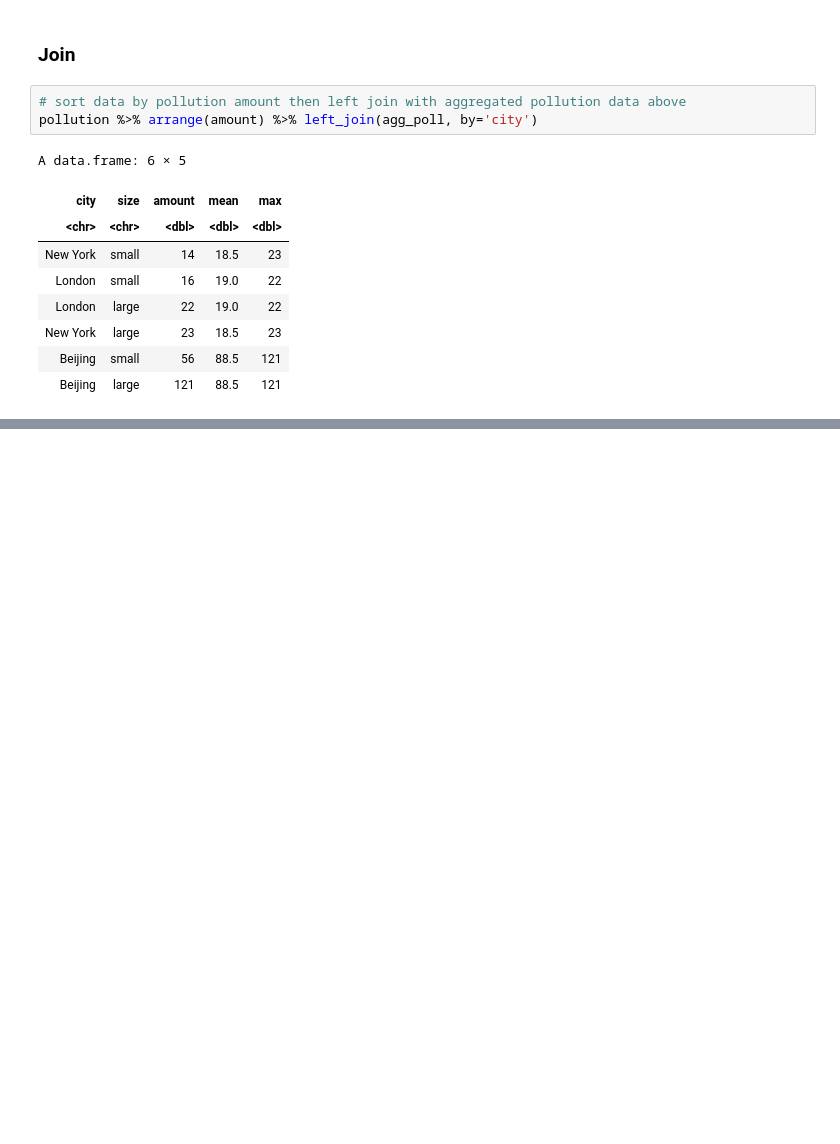
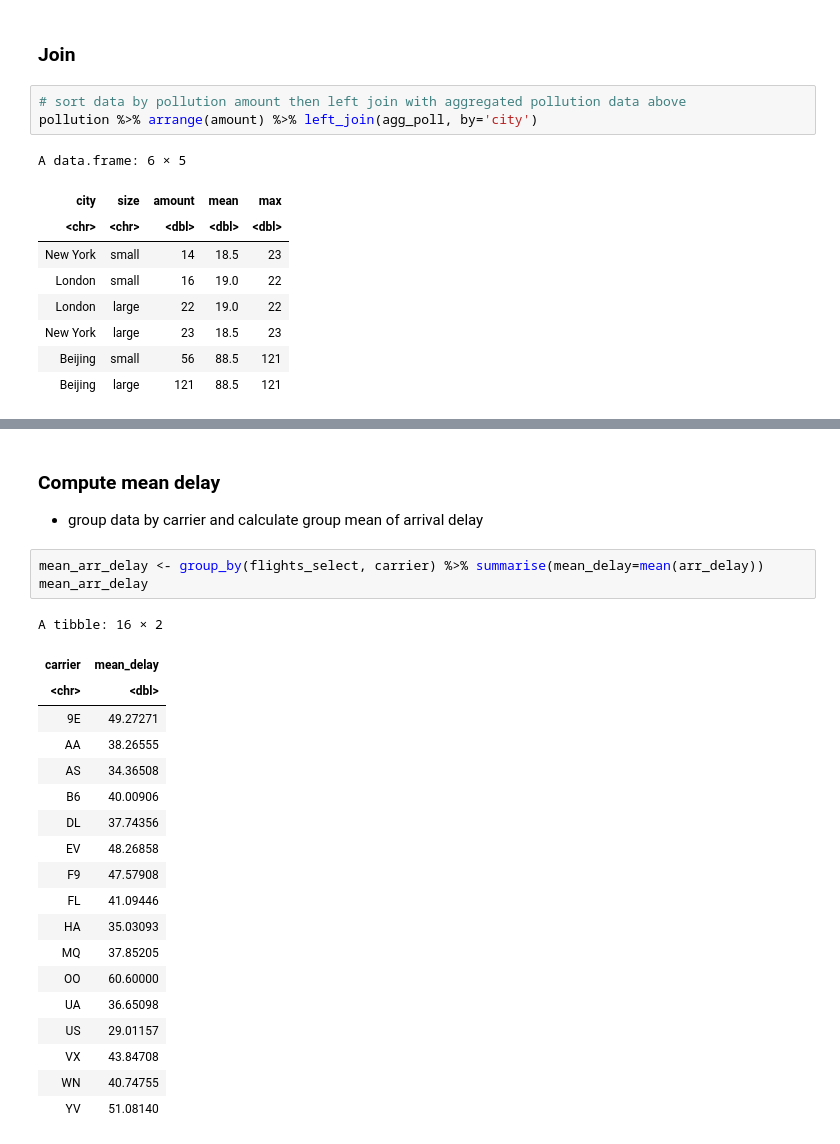
Before and after one commit to ppkgtmm/data-models, a Jupyter notebook: L2/Data preparation.ipynb, the cells around one changed output, grey strips where cells are left out. Saved outputs shown, nothing was run; the diff lists cells and outputs as text; blank space fills up the shorter version.

```diff
--- a/L2/Data preparation.ipynb
+++ b/L2/Data preparation.ipynb
@@ -353,0 +426,26 @@ A data.frame: 6 × 5
+# %% [markdown]
+### Compute mean delay
+- group data by carrier and calculate group mean of arrival delay
+# %%
+mean_arr_delay <- group_by(flights_select, carrier) %>% summarise(mean_delay=mean(arr_delay))
+mean_arr_delay
+# %% [output]
+A tibble: 16 × 2
+| carrier | mean_delay |
+| <chr> | <dbl> |
+| 9E | 49.27271 |
+| AA | 38.26555 |
+| AS | 34.36508 |
+| B6 | 40.00906 |
+| DL | 37.74356 |
+| EV | 48.26858 |
+| F9 | 47.57908 |
+| FL | 41.09446 |
+| HA | 35.03093 |
+| MQ | 37.85205 |
+| OO | 60.60000 |
+| UA | 36.65098 |
+| US | 29.01157 |
+| VX | 43.84708 |
+| WN | 40.74755 |
+| YV | 51.08140 |
```
Also changed, not shown: parts of 18 cells of this notebook.
